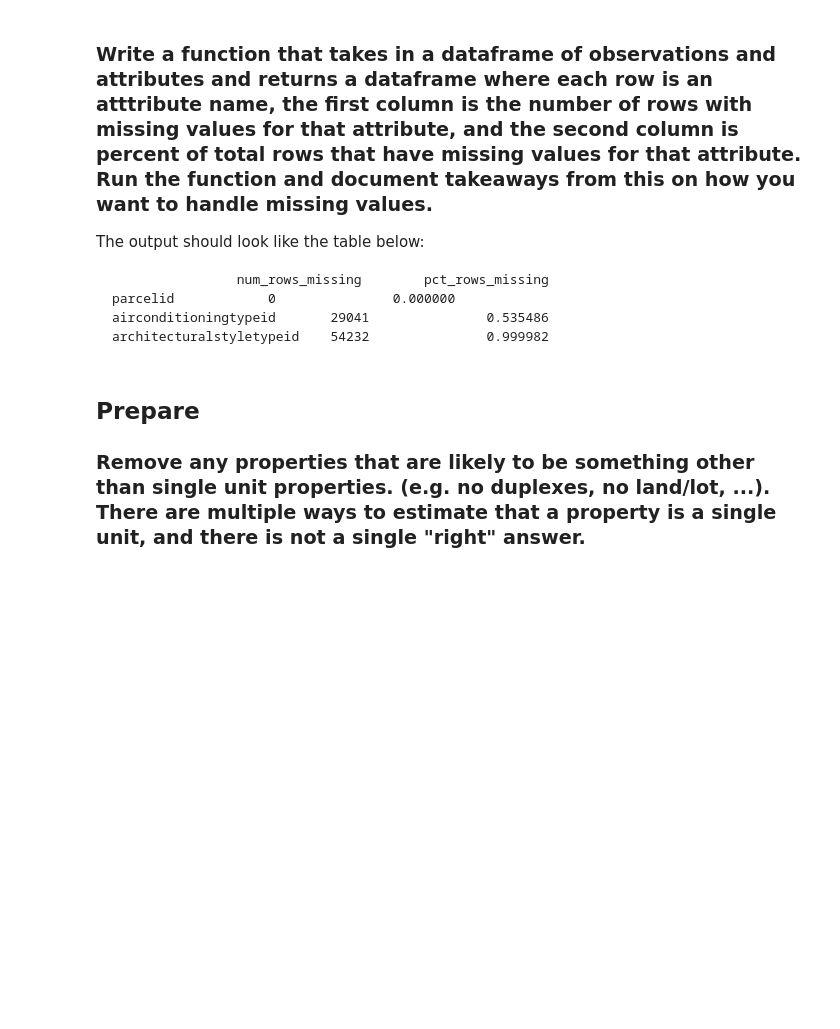
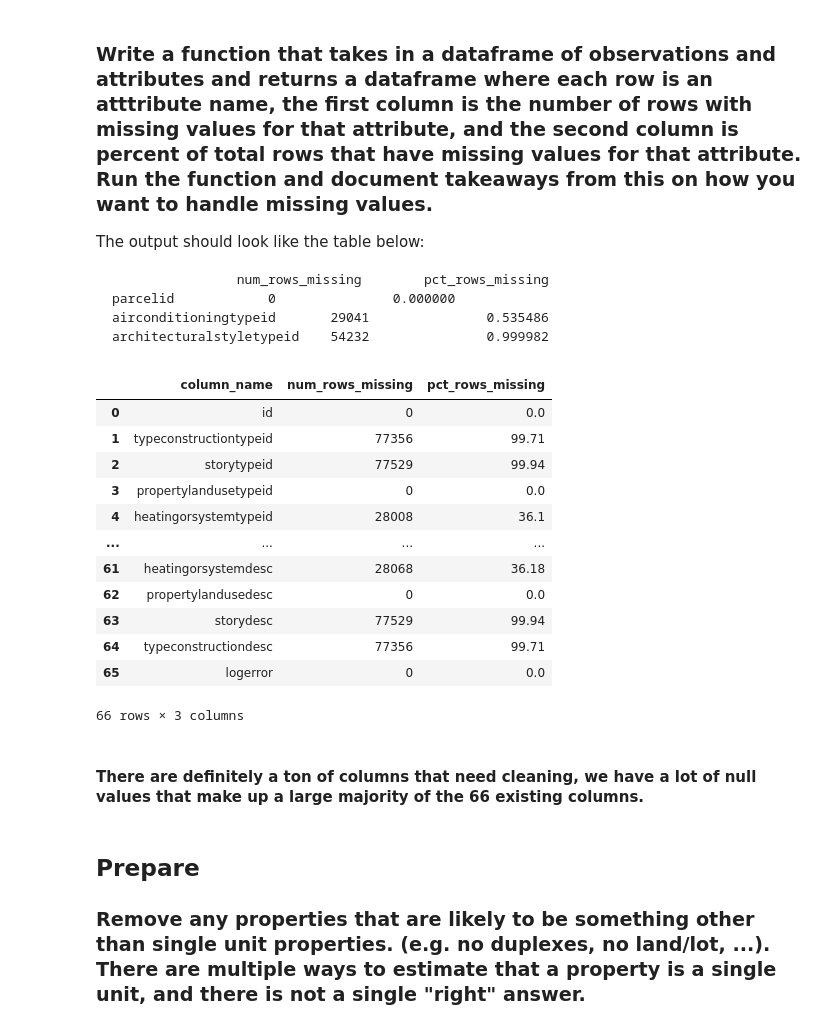
Before and after one commit to Jay-Almendarez/clustering-exercises, a Jupyter notebook: wrangle_zillow.ipynb, the cells around one changed output. Cells and saved outputs as stored; diff of their text form; code cells hidden in the pictures; blank space fills up the shorter version.

```diff
--- a/wrangle_zillow.ipynb
+++ b/wrangle_zillow.ipynb
@@ -57,3 +126,21 @@ The output should look like the table below:
+# %%
+null_table(df)
+# %% [output]
+|  | column_name | num_rows_missing | pct_rows_missing |
+| 0 | id | 0 | 0.0 |
+| 1 | typeconstructiontypeid | 77356 | 99.71 |
+| 2 | storytypeid | 77529 | 99.94 |
+| 3 | propertylandusetypeid | 0 | 0.0 |
+| 4 | heatingorsystemtypeid | 28008 | 36.1 |
+| ... | ... | ... | ... |
+| 61 | heatingorsystemdesc | 28068 | 36.18 |
+| 62 | propertylandusedesc | 0 | 0.0 |
+| 63 | storydesc | 77529 | 99.94 |
+| 64 | typeconstructiondesc | 77356 | 99.71 |
+| 65 | logerror | 0 | 0.0 |
+66 rows × 3 columns
+# %% [markdown]
+#### There are definitely a ton of columns that need cleaning, we have a lot of null values that make up a large majority of the 66 existing columns.
 # %% [markdown]
 ## Prepare
 
```
Also changed, not shown: parts of 23 cells of this notebook, 1 other file.
